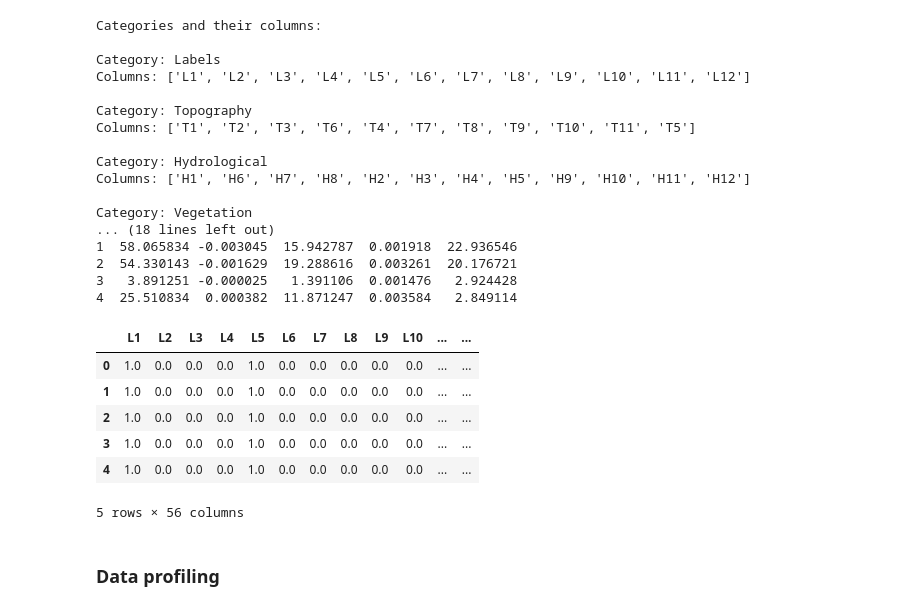
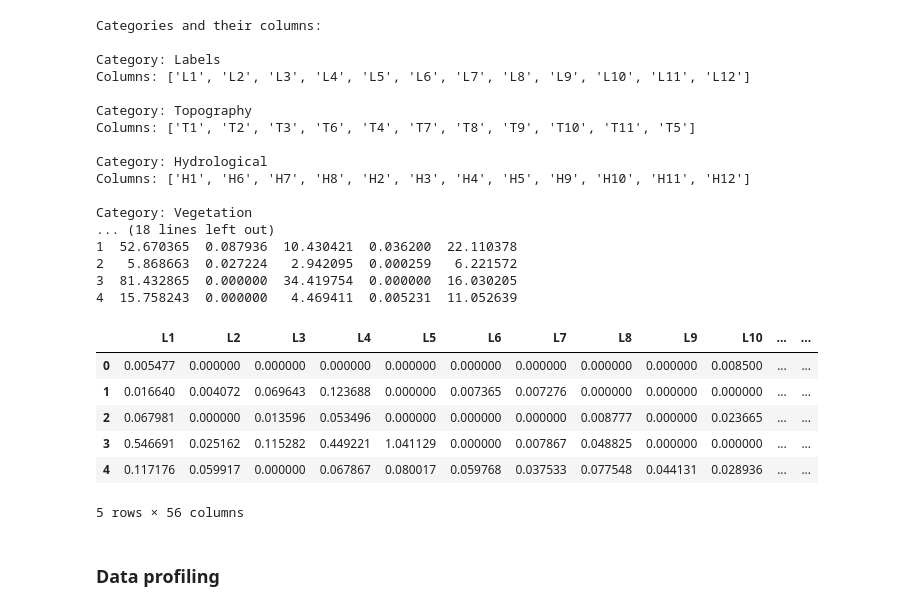
Before and after one commit to MahkameSalimi/Data-analysis-project, a Jupyter notebook: prepration/Prepration.ipynb, the cells around one changed output. Cells and saved outputs as stored; diff of their text form; code cells hidden in the pictures.

Commit message:
Mimic data added- updating all

```diff
--- a/prepration/Prepration.ipynb
+++ b/prepration/Prepration.ipynb
@@ -12,7 +12,7 @@ import numpy as np
 import pandas as pd
 
 # Load data
-data = pd.read_csv('D:\\Data analysis\\Data-Analysis-2024\\Project\\Data\\renamed_flood_drivers_dataset.csv')
+data = pd.read_csv('mimic_flood_drivers_dataset.csv')
 
 # Identify label columns (assuming they are named L1, L2, ..., Ln)
 label_columns = [col for col in data.columns if col.startswith('L')]
@@ -28,42 +28,42 @@ categories = {
 }
 
 # Create separate dataframes for each category
 category_dataframes = {category: data[columns] for category, columns in categories.items()}
 
 # Print each category and its columns
 print("Categories and their columns:")
 for category, columns in categories.items():
     print(f"\nCategory: {category}")
     print(f"Columns: {columns}")
 
 # Preview one of the category-specific dataframes (e.g., Topography)
 print("\nPreview of Topography DataFrame:")
 print(category_dataframes["Topography"].head())
 data.head()
 # %% [output]
 Categories and their columns:
 
 Category: Labels
 Columns: ['L1', 'L2', 'L3', 'L4', 'L5', 'L6', 'L7', 'L8', 'L9', 'L10', 'L11', 'L12']
 
 Category: Topography
 Columns: ['T1', 'T2', 'T3', 'T6', 'T4', 'T7', 'T8', 'T9', 'T10', 'T11', 'T5']
 
 Category: Hydrological
 Columns: ['H1', 'H6', 'H7', 'H8', 'H2', 'H3', 'H4', 'H5', 'H9', 'H10', 'H11', 'H12']
 
 Category: Vegetation
 ... (18 lines left out)
-1  58.065834 -0.003045  15.942787  0.001918  22.936546
-2  54.330143 -0.001629  19.288616  0.003261  20.176721
-3   3.891251 -0.000025   1.391106  0.001476   2.924428
-4  25.510834  0.000382  11.871247  0.003584   2.849114
+1  52.670365  0.087936  10.430421  0.036200  22.110378
+2   5.868663  0.027224   2.942095  0.000259   6.221572
+3  81.432865  0.000000  34.419754  0.000000  16.030205
+4  15.758243  0.000000   4.469411  0.005231  11.052639
 |  | L1 | L2 | L3 | L4 | L5 | L6 | L7 | L8 | L9 | L10 | ... | ... |
-| 0 | 1.0 | 0.0 | 0.0 | 0.0 | 1.0 | 0.0 | 0.0 | 0.0 | 0.0 | 0.0 | ... | ... |
-| 1 | 1.0 | 0.0 | 0.0 | 0.0 | 1.0 | 0.0 | 0.0 | 0.0 | 0.0 | 0.0 | ... | ... |
-| 2 | 1.0 | 0.0 | 0.0 | 0.0 | 1.0 | 0.0 | 0.0 | 0.0 | 0.0 | 0.0 | ... | ... |
-| 3 | 1.0 | 0.0 | 0.0 | 0.0 | 1.0 | 0.0 | 0.0 | 0.0 | 0.0 | 0.0 | ... | ... |
-| 4 | 1.0 | 0.0 | 0.0 | 0.0 | 1.0 | 0.0 | 0.0 | 0.0 | 0.0 | 0.0 | ... | ... |
+| 0 | 0.005477 | 0.000000 | 0.000000 | 0.000000 | 0.000000 | 0.000000 | 0.000000 | 0.000000 | 0.000000 | 0.008500 | ... | ... |
+| 1 | 0.016640 | 0.004072 | 0.069643 | 0.123688 | 0.000000 | 0.007365 | 0.007276 | 0.000000 | 0.000000 | 0.000000 | ... | ... |
+| 2 | 0.067981 | 0.000000 | 0.013596 | 0.053496 | 0.000000 | 0.000000 | 0.000000 | 0.008777 | 0.000000 | 0.023665 | ... | ... |
+| 3 | 0.546691 | 0.025162 | 0.115282 | 0.449221 | 1.041129 | 0.000000 | 0.007867 | 0.048825 | 0.000000 | 0.000000 | ... | ... |
+| 4 | 0.117176 | 0.059917 | 0.000000 | 0.067867 | 0.080017 | 0.059768 | 0.037533 | 0.077548 | 0.044131 | 0.028936 | ... | ... |
 5 rows × 56 columns
 # %% [markdown]
 ### Data profiling
```
Also changed, not shown: parts of 1 cell of this notebook, 11 other files.
